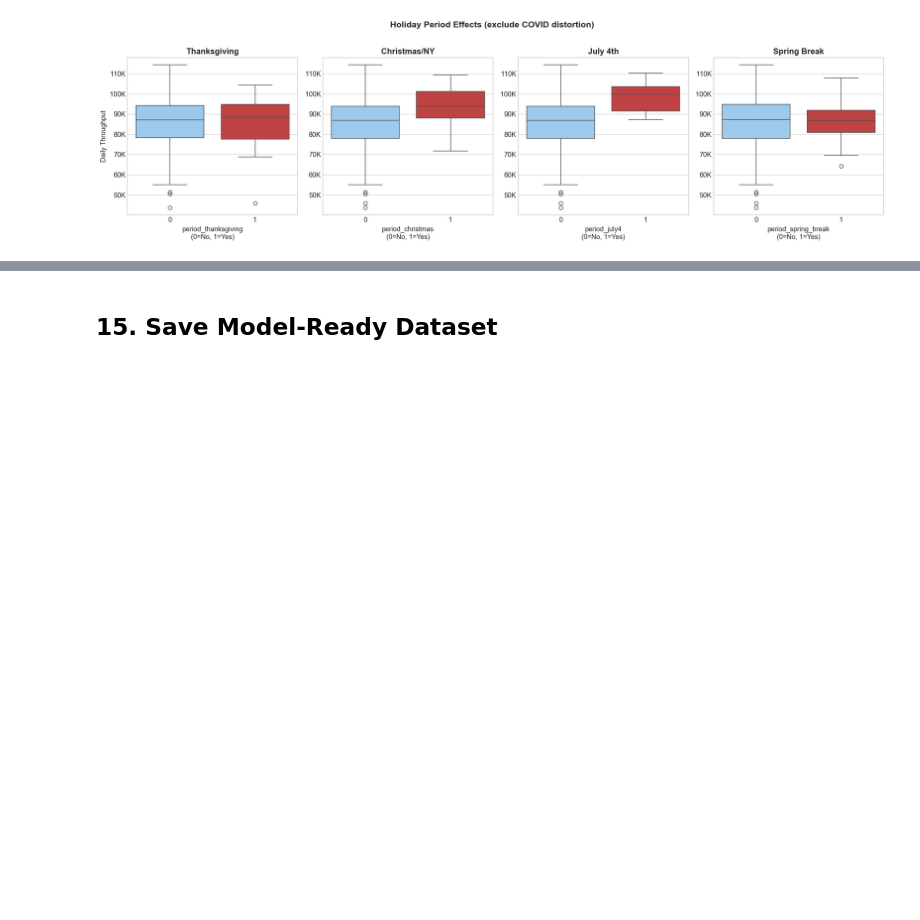
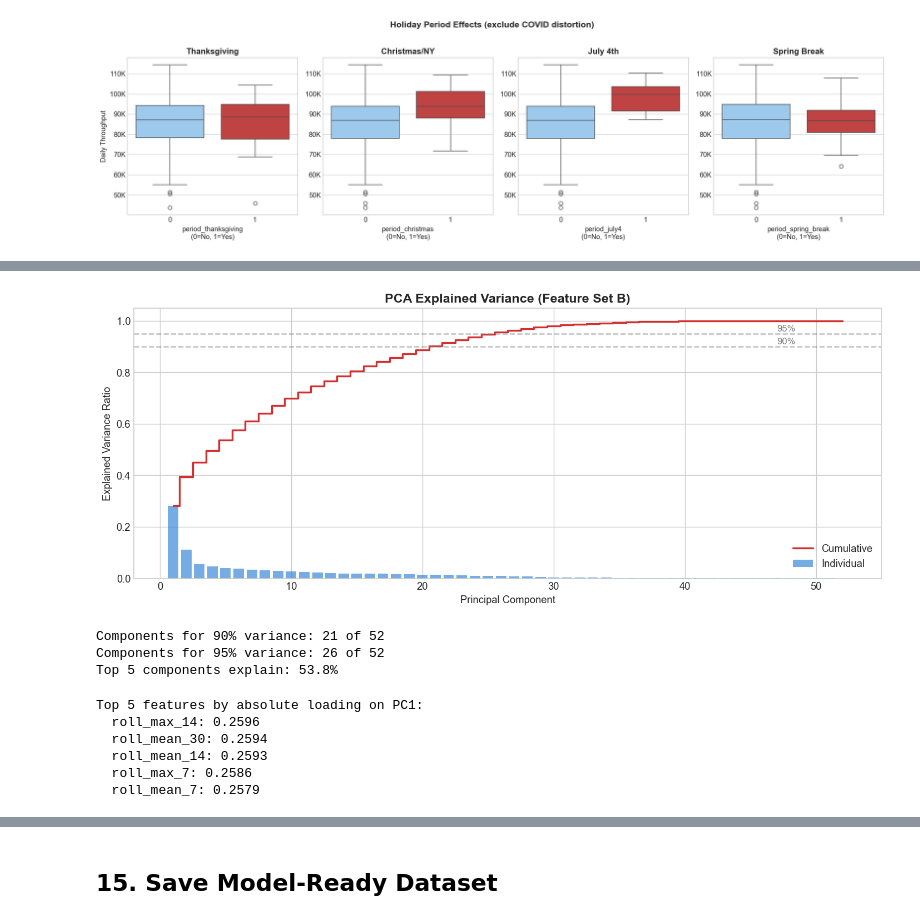
Before and after one commit to Arden-Zhu/jfk-passenger-forecasting, a Jupyter notebook: notebooks/02_feature_engineering.ipynb, the cells around one changed output, grey strips where cells are left out. Cells and saved outputs as stored; diff of their text form; code cells hidden in the pictures; blank space fills up the shorter version.

```diff
--- a/notebooks/02_feature_engineering.ipynb
+++ b/notebooks/02_feature_engineering.ipynb
@@ -667,0 +543,60 @@ plt.show()
+# %%
+from sklearn.decomposition import PCA
+from sklearn.preprocessing import StandardScaler
+
+# Standardize features (PCA is sensitive to scale)
+scaler_pca = StandardScaler()
+X_pca = scaler_pca.fit_transform(df[feature_set_B])
+
+# Fit PCA with all components
+pca = PCA(n_components=None)
+pca.fit(X_pca)
+
+# Explained variance
+var_exp = pca.explained_variance_ratio_
+cum_var = np.cumsum(var_exp)
+
+# How many components for 90% and 95%?
+n_90 = np.argmax(cum_var >= 0.90) + 1
+n_95 = np.argmax(cum_var >= 0.95) + 1
+
+fig, ax = plt.subplots(figsize=(12, 5))
+ax.bar(range(1, len(var_exp) + 1), var_exp, alpha=0.6, color='#1976D2',
+       label='Individual')
+ax.step(range(1, len(var_exp) + 1), cum_var, where='mid', color='#D32F2F',
+        lw=2, label='Cumulative')
+ax.axhline(0.90, ls='--', color='gray', alpha=0.5)
+ax.axhline(0.95, ls='--', color='gray', alpha=0.5)
+ax.text(len(var_exp) - 5, 0.91, '90%', fontsize=10, color='gray')
+ax.text(len(var_exp) - 5, 0.96, '95%', fontsize=10, color='gray')
+ax.set_xlabel('Principal Component')
+ax.set_ylabel('Explained Variance Ratio')
+ax.set_title('PCA Explained Variance (Feature Set B)',
+             fontsize=14, fontweight='bold')
+ax.legend()
+plt.tight_layout()
+plt.savefig(f'{FIGURES}/15_pca_explained_variance.png', dpi=150, bbox_inches='tight')
+plt.show()
+
+print(f'Components for 90% variance: {n_90} of {len(var_exp)}')
+print(f'Components for 95% variance: {n_95} of {len(var_exp)}')
+print(f'Top 5 components explain: {cum_var[4]:.1%}')
+# %% [output]
+[figure, added]
+Components for 90% variance: 21 of 52
+Components for 95% variance: 26 of 52
+Top 5 components explain: 53.8%
+# %%
+# Loadings for PC1
+loadings_pc1 = pd.Series(pca.components_[0], index=feature_set_B)
+top5 = loadings_pc1.abs().sort_values(ascending=False).head()
+print('Top 5 features by absolute loading on PC1:')
+for feat in top5.index:
+    print(f'  {feat}: {loadings_pc1[feat]:.4f}')
+# %% [output]
+Top 5 features by absolute loading on PC1:
+  roll_max_14: 0.2596
+  roll_mean_30: 0.2594
+  roll_mean_14: 0.2593
+  roll_max_7: 0.2586
+  roll_mean_7: 0.2579
```
Also changed, not shown: parts of 19 cells of this notebook, 1 other file.
